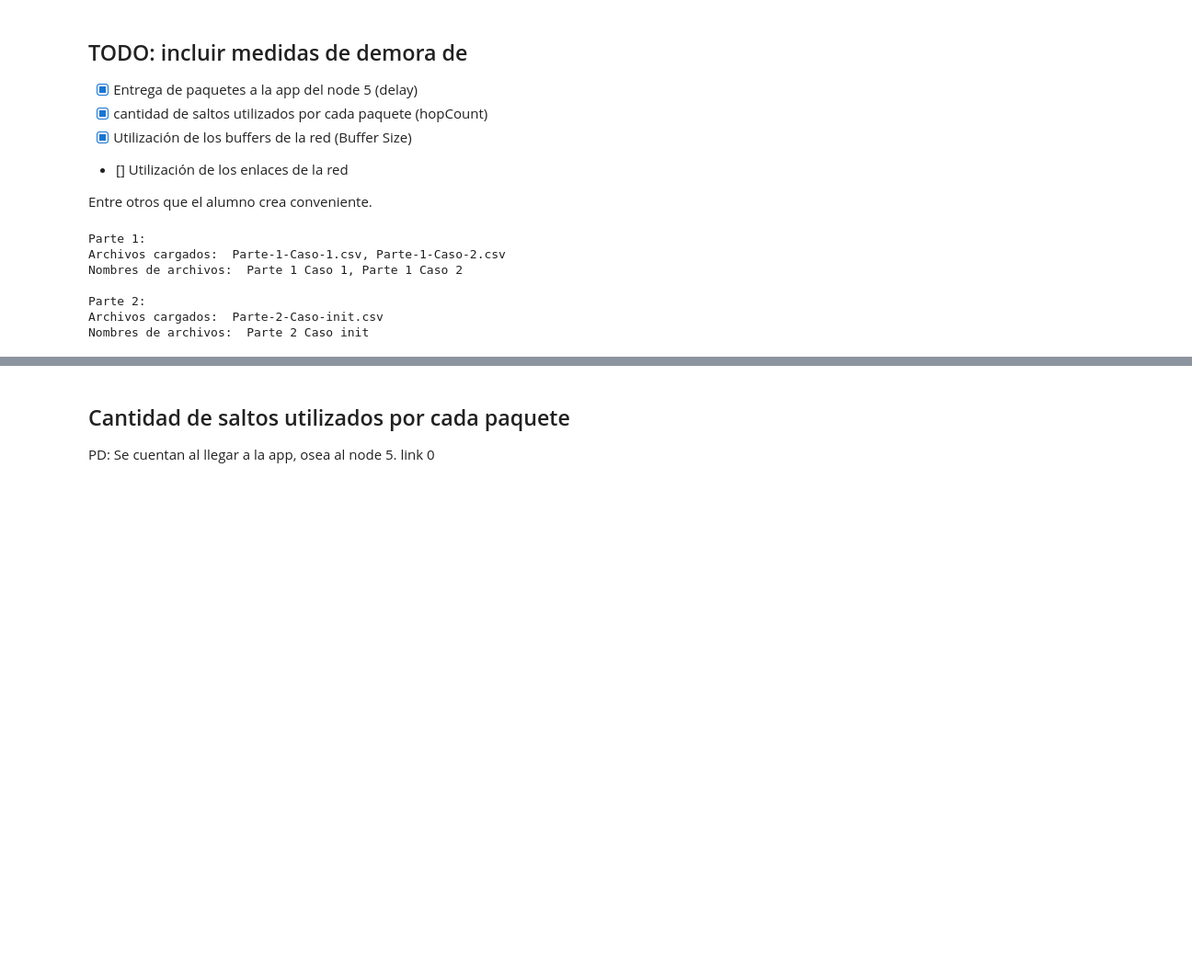
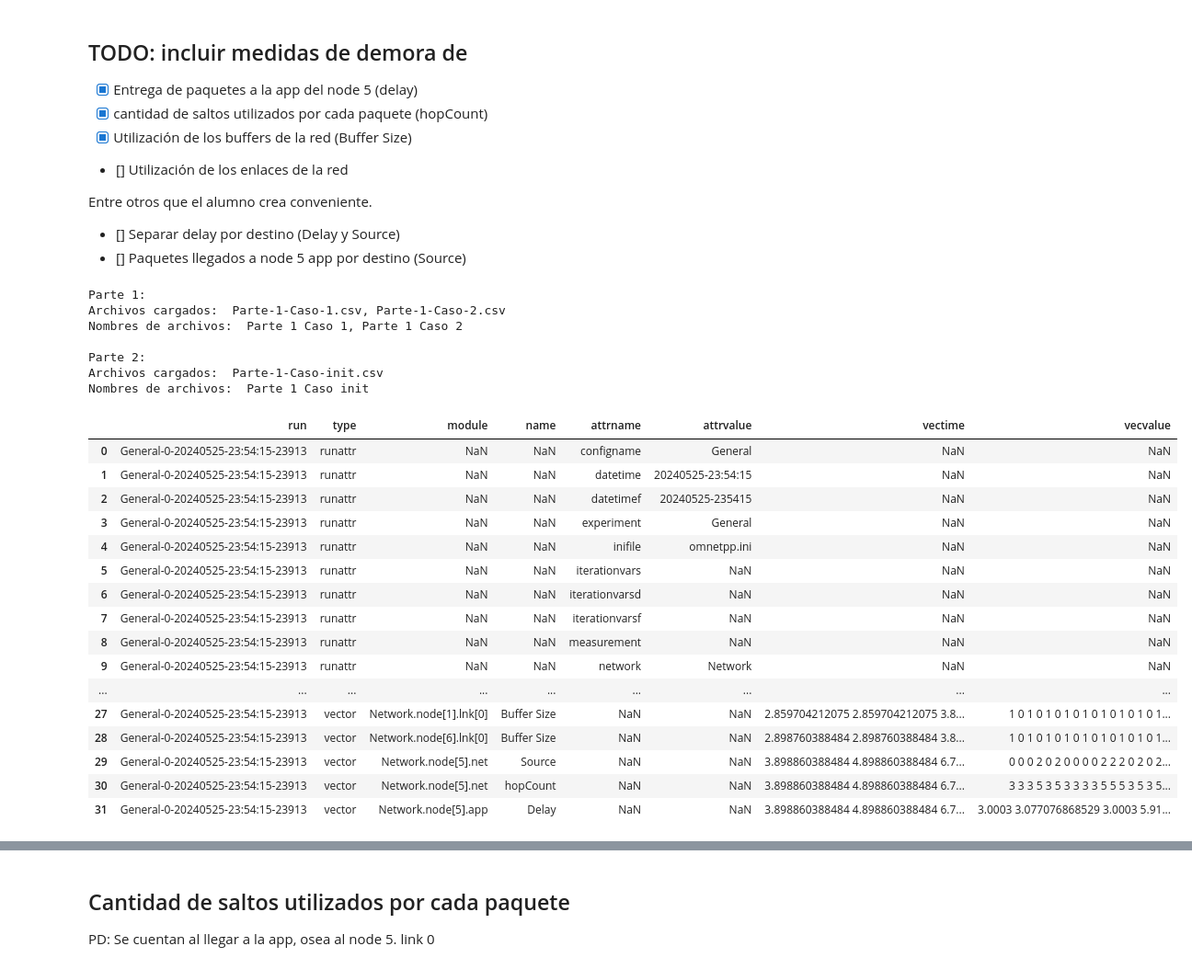
Before and after one commit to Kidmand/Redes-LAB-4, a Jupyter notebook: Graficas, consigna, informe/Notebook-results.ipynb, the cells around one changed output, grey strips where cells are left out. Shown at 92% size. Saved outputs shown, nothing was run; the diff lists cells and outputs as text; code cells hidden in the pictures; blank space fills up the shorter version.

```diff
--- a/Graficas, consigna, informe/Notebook-results.ipynb
+++ b/Graficas, consigna, informe/Notebook-results.ipynb
@@ -6,4 +6,7 @@
 - [] Utilización de los enlaces de la red
 
 Entre otros que el alumno crea conveniente.
+
+- [] Separar delay por destino (Delay y Source)
+- [] Paquetes llegados a node 5 app por destino (Source)
 # %%
@@ -50,33 +55,50 @@ for p in range(2):
 # NOTE: Variables globales
 # nodes_number = data[0].loc[(data[0]['type'] == 'config') & (data[0]['attrname'] == 'Network.nodesNumber'), 'attrvalue'].tolist()
 nodes_number = 8
 
 # NOTE: Funciones auxiliares
 # def put_time_values(minTimeList, maxTimeList): anda mal xd y ni se si usarla
 #     '''
 #     timeList1 y maxTimeList son listas de tiempos.
 #     Si len(minTimeList) >= len(maxTimeList), entonces se retorna minTimeList.
 #     Si len(minTimeList) < len(maxTimeList), entonces se retorna minTimeList extendida con sus
 #     valores repetidos segun los valores de maxTimeList tal que minTimeList[i] <= maxTimeList[i].
 #     '''
 #     ret = []
 #     count = 0
 #     while count < len(minTimeList) and minTimeList[count] > maxTimeList[0]:
 #         count += 1
 #     for i in range(len(maxTimeList)):
 #         if count < len(minTimeList) and minTimeList[count] <= maxTimeList[i] :
 #             ret.append(minTimeList[count])
 #             count += 1
 #         else:
 #             ret.append(minTimeList[count-1])
 #     return ret
 
-# data[0][0]
+data[0][0]
 # %% [output]
 Parte 1:
 Archivos cargados:  Parte-1-Caso-1.csv, Parte-1-Caso-2.csv
 Nombres de archivos:  Parte 1 Caso 1, Parte 1 Caso 2
 
 Parte 2:
-Archivos cargados:  Parte-2-Caso-init.csv
-Nombres de archivos:  Parte 2 Caso init
+Archivos cargados:  Parte-1-Caso-init.csv
+Nombres de archivos:  Parte 1 Caso init
+|  | run | type | module | name | attrname | attrvalue | vectime | vecvalue |
+| 0 | General-0-20240525-23:54:15-23913 | runattr | NaN | NaN | configname | General | NaN | NaN |
+| 1 | General-0-20240525-23:54:15-23913 | runattr | NaN | NaN | datetime | 20240525-23:54:15 | NaN | NaN |
+| 2 | General-0-20240525-23:54:15-23913 | runattr | NaN | NaN | datetimef | 20240525-235415 | NaN | NaN |
+| 3 | General-0-20240525-23:54:15-23913 | runattr | NaN | NaN | experiment | General | NaN | NaN |
+| 4 | General-0-20240525-23:54:15-23913 | runattr | NaN | NaN | inifile | omnetpp.ini | NaN | NaN |
+| 5 | General-0-20240525-23:54:15-23913 | runattr | NaN | NaN | iterationvars | NaN | NaN | NaN |
+| 6 | General-0-20240525-23:54:15-23913 | runattr | NaN | NaN | iterationvarsd | NaN | NaN | NaN |
+| 7 | General-0-20240525-23:54:15-23913 | runattr | NaN | NaN | iterationvarsf | NaN | NaN | NaN |
+| 8 | General-0-20240525-23:54:15-23913 | runattr | NaN | NaN | measurement | NaN | NaN | NaN |
+| 9 | General-0-20240525-23:54:15-23913 | runattr | NaN | NaN | network | Network | NaN | NaN |
+| ... | ... | ... | ... | ... | ... | ... | ... | ... |
+| 27 | General-0-20240525-23:54:15-23913 | vector | Network.node[1].lnk[0] | Buffer Size | NaN | NaN | 2.859704212075 2.859704212075 3.8... | 1 0 1 0 1 0 1 0 1 0 1 0 1 0 1 0 1... |
+| 28 | General-0-20240525-23:54:15-23913 | vector | Network.node[6].lnk[0] | Buffer Size | NaN | NaN | 2.898760388484 2.898760388484 3.8... | 1 0 1 0 1 0 1 0 1 0 1 0 1 0 1 0 1... |
+| 29 | General-0-20240525-23:54:15-23913 | vector | Network.node[5].net | Source | NaN | NaN | 3.898860388484 4.898860388484 6.7... | 0 0 0 2 0 2 0 0 0 0 2 2 2 0 2 0 2... |
+| 30 | General-0-20240525-23:54:15-23913 | vector | Network.node[5].net | hopCount | NaN | NaN | 3.898860388484 4.898860388484 6.7... | 3 3 3 5 3 5 3 3 3 3 5 5 5 3 5 3 5... |
+| 31 | General-0-20240525-23:54:15-23913 | vector | Network.node[5].app | Delay | NaN | NaN | 3.898860388484 4.898860388484 6.7... | 3.0003 3.077076868529 3.0003 5.91... |
```
Also changed, not shown: parts of 6 cells of this notebook, 4 other files.
